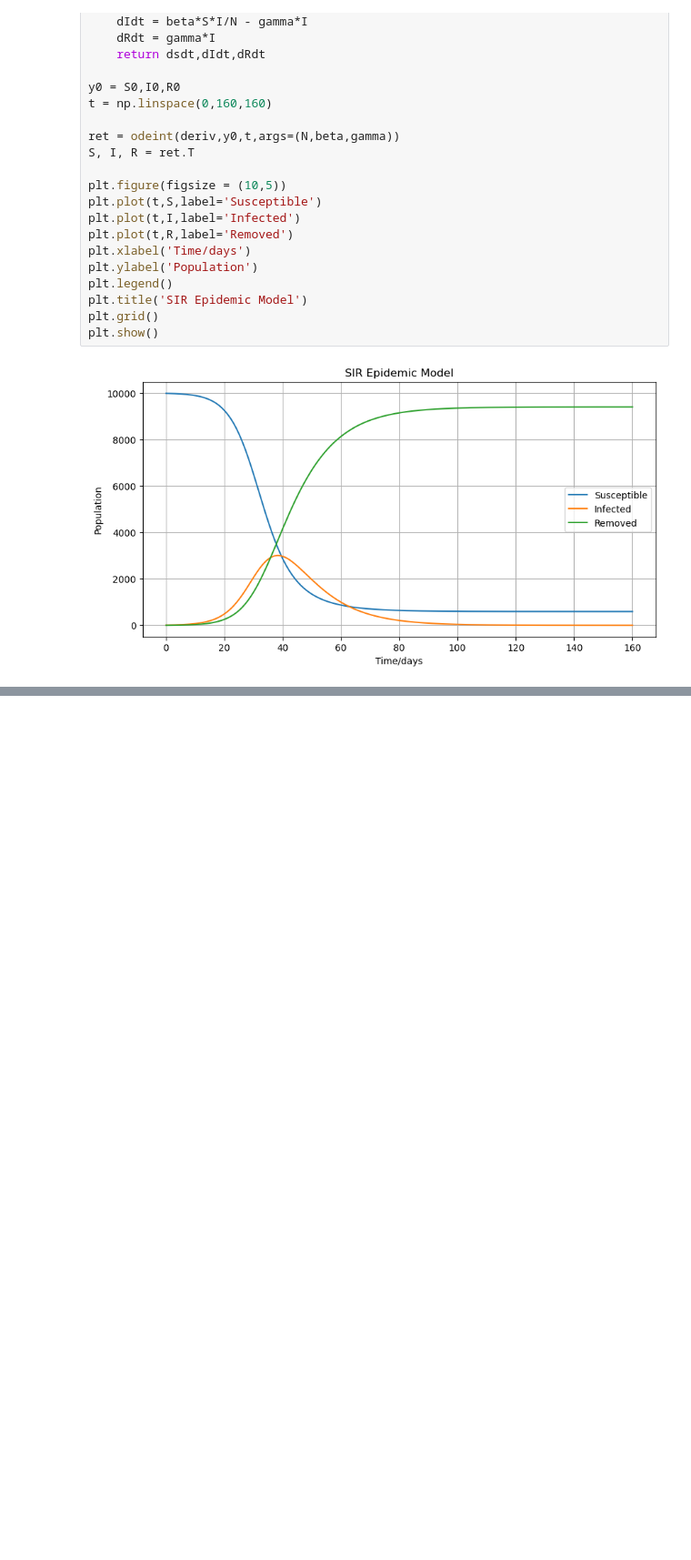
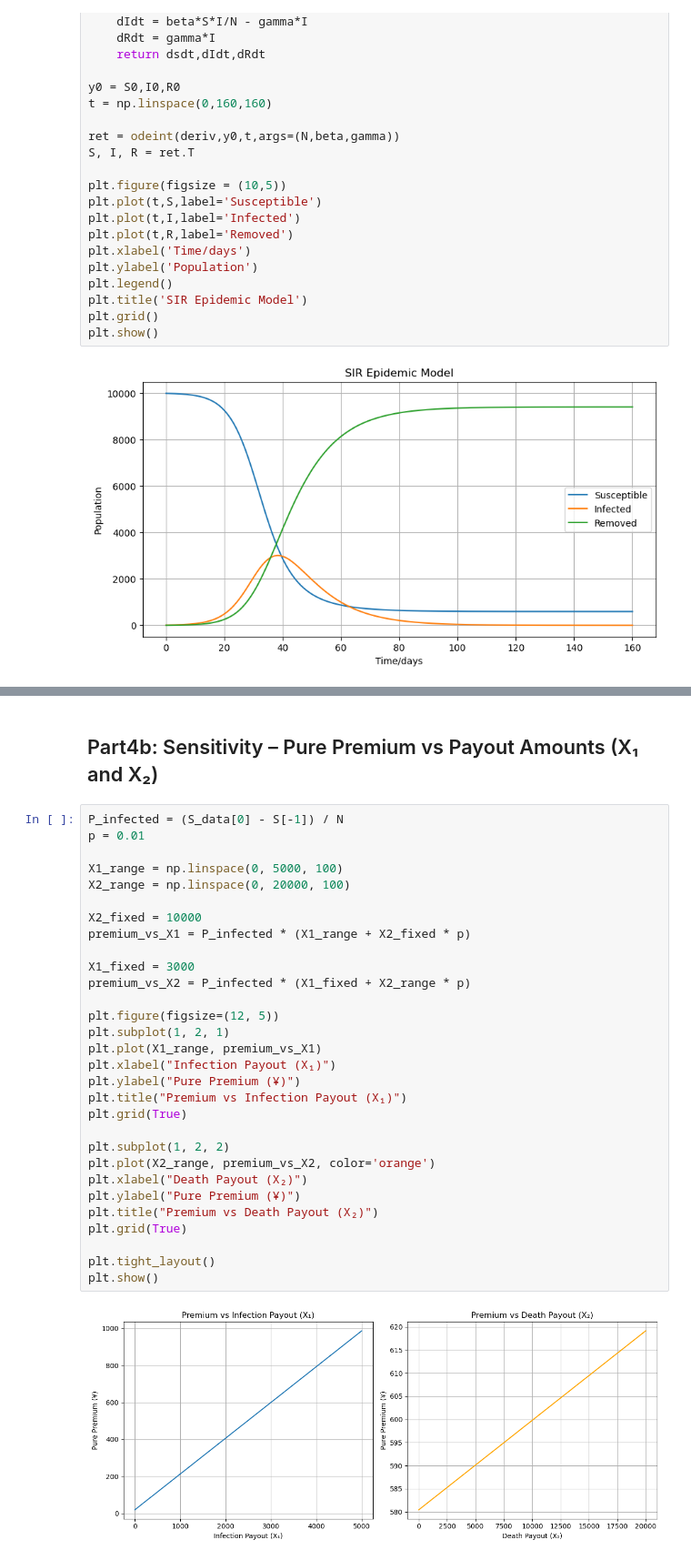
Before and after one commit to zcheng32/premium-reserve-sir, a Jupyter notebook: SIR_model.ipynb, the cells around one changed output, grey strips where cells are left out. Shown at 91% size. Saved outputs shown, nothing was run; the diff lists cells and outputs as text; blank space fills up the shorter version.

```diff
--- a/SIR_model.ipynb
+++ b/SIR_model.ipynb
@@ -39,0 +156,34 @@ plt.show()
+# %% [markdown]
+## Part4b: Sensitivity – Pure Premium vs Payout Amounts (X₁ and X₂)
+# %%
+P_infected = (S_data[0] - S[-1]) / N
+p = 0.01
+
+X1_range = np.linspace(0, 5000, 100)
+X2_range = np.linspace(0, 20000, 100)
+
+X2_fixed = 10000
+premium_vs_X1 = P_infected * (X1_range + X2_fixed * p)
+
+X1_fixed = 3000
+premium_vs_X2 = P_infected * (X1_fixed + X2_range * p)
+
+plt.figure(figsize=(12, 5))
+plt.subplot(1, 2, 1)
+plt.plot(X1_range, premium_vs_X1)
+plt.xlabel("Infection Payout (X₁)")
+plt.ylabel("Pure Premium (¥)")
+plt.title("Premium vs Infection Payout (X₁)")
+plt.grid(True)
+
+plt.subplot(1, 2, 2)
+plt.plot(X2_range, premium_vs_X2, color='orange')
+plt.xlabel("Death Payout (X₂)")
+plt.ylabel("Pure Premium (¥)")
+plt.title("Premium vs Death Payout (X₂)")
+plt.grid(True)
+
+plt.tight_layout()
+plt.show()
+# %% [output]
+[figure, added]
```
Also changed, not shown: parts of 12 cells of this notebook, 2 other files.
